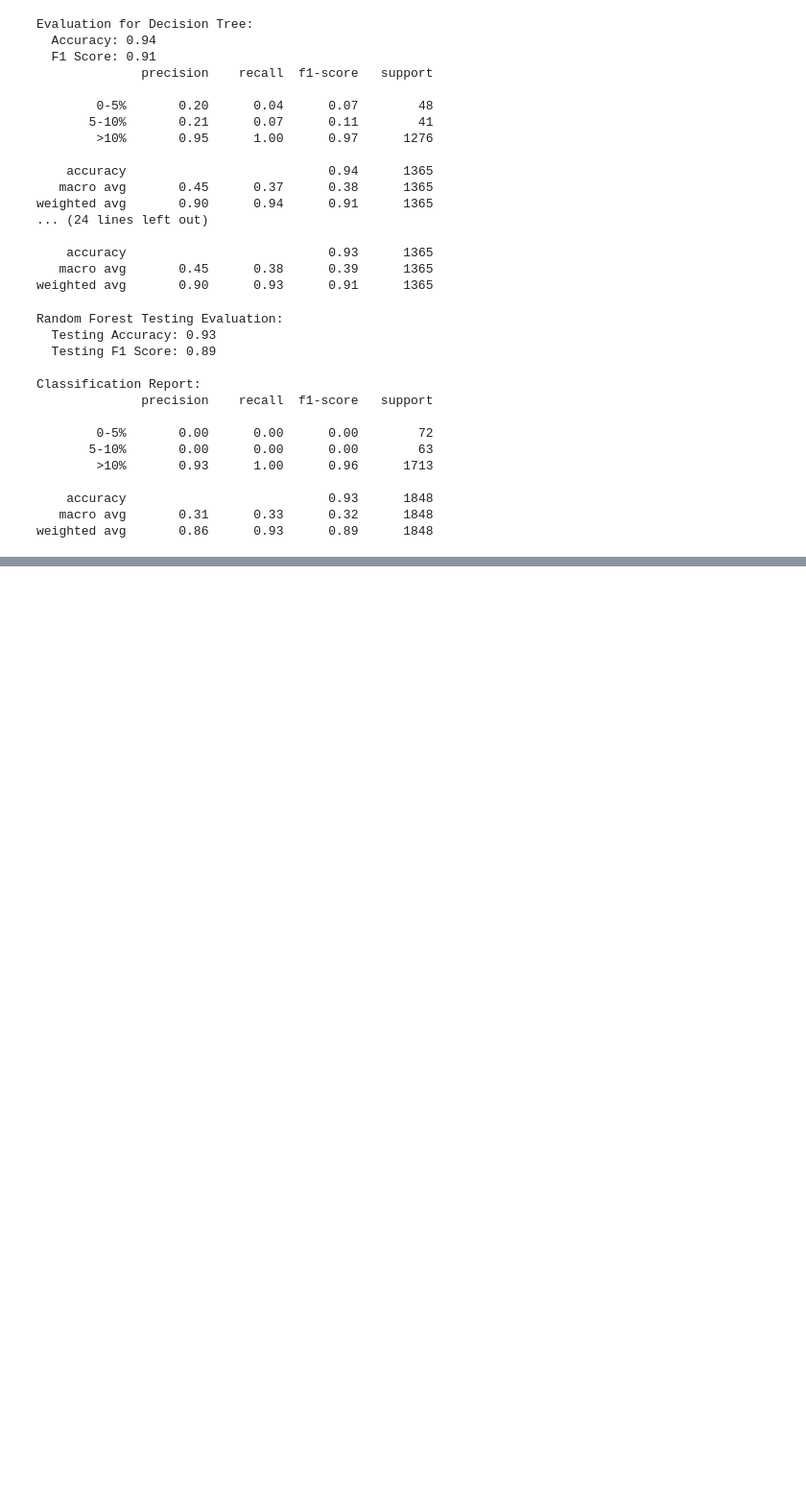
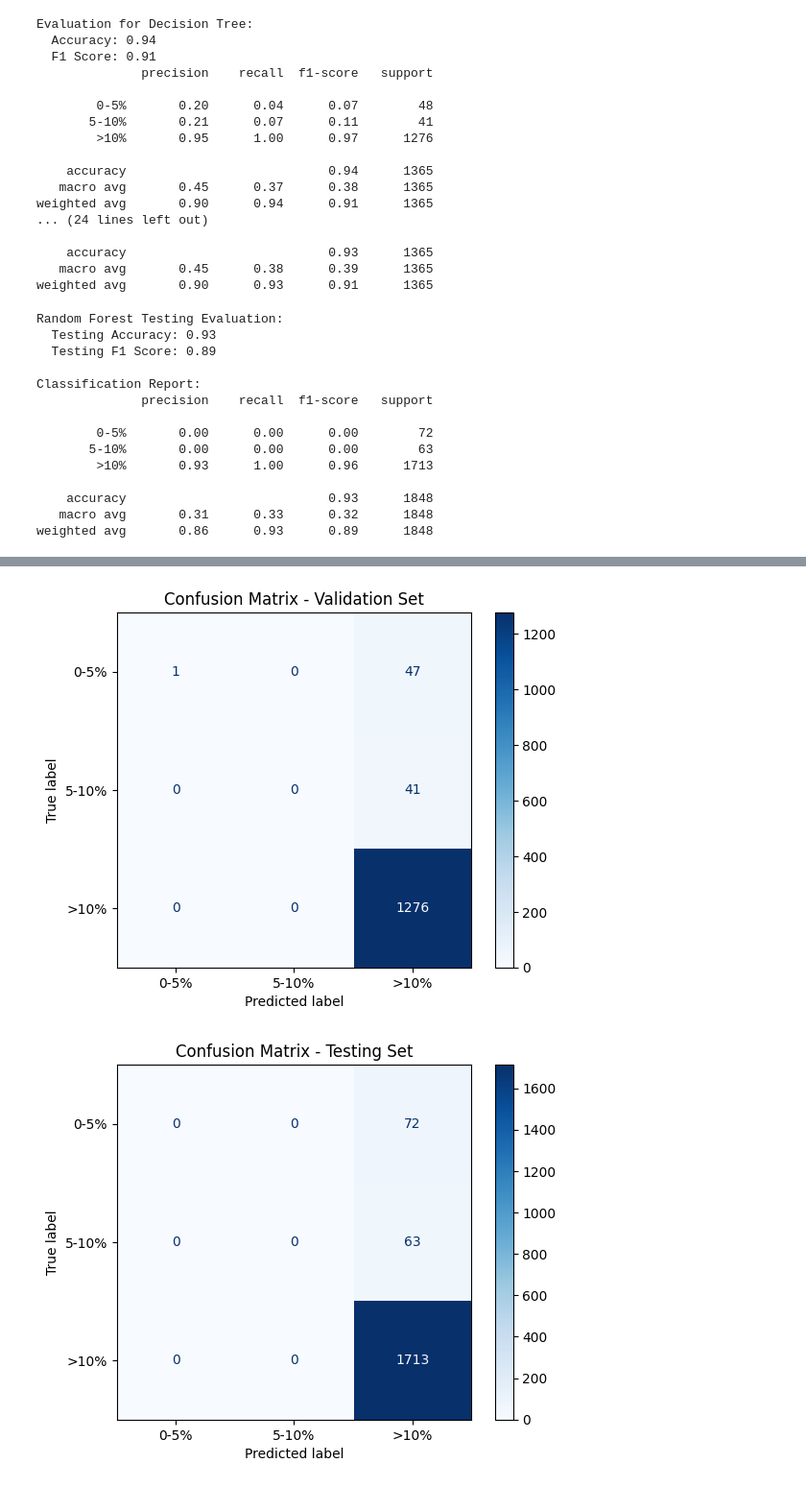
Before and after one commit to Gibur13/Final_project_AML, a Jupyter notebook: Final_Project.ipynb, the cells around one changed output, grey strips where cells are left out. Shown at 96% size. Saved outputs shown, nothing was run; the diff lists cells and outputs as text; code cells hidden in the pictures; blank space fills up the shorter version.

```diff
--- a/Final_Project.ipynb
+++ b/Final_Project.ipynb
@@ -448,0 +478,19 @@ weighted avg       0.86      0.93      0.89      1848
+# %%
+from sklearn.metrics import confusion_matrix, ConfusionMatrixDisplay
+
+# Validation Confusion Matrix
+cm_val = confusion_matrix(y_val, y_pred_val_rf)
+disp_val = ConfusionMatrixDisplay(confusion_matrix=cm_val, display_labels=rf_model.classes_)
+disp_val.plot(cmap="Blues")
+plt.title("Confusion Matrix - Validation Set")
+plt.show()
+
+# Testing Confusion Matrix
+cm_test = confusion_matrix(y_test, y_pred_test_rf)
+disp_test = ConfusionMatrixDisplay(confusion_matrix=cm_test, display_labels=rf_model.classes_)
+disp_test.plot(cmap="Blues")
+plt.title("Confusion Matrix - Testing Set")
+plt.show()
+# %% [output]
+[figure, added]
+[figure, added]
```
Also changed, not shown: parts of 2 cells of this notebook.
